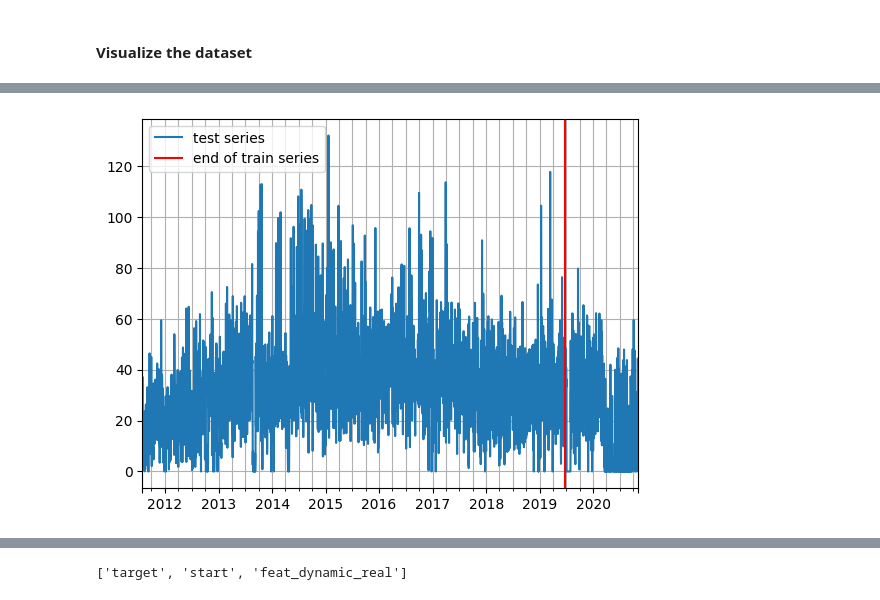
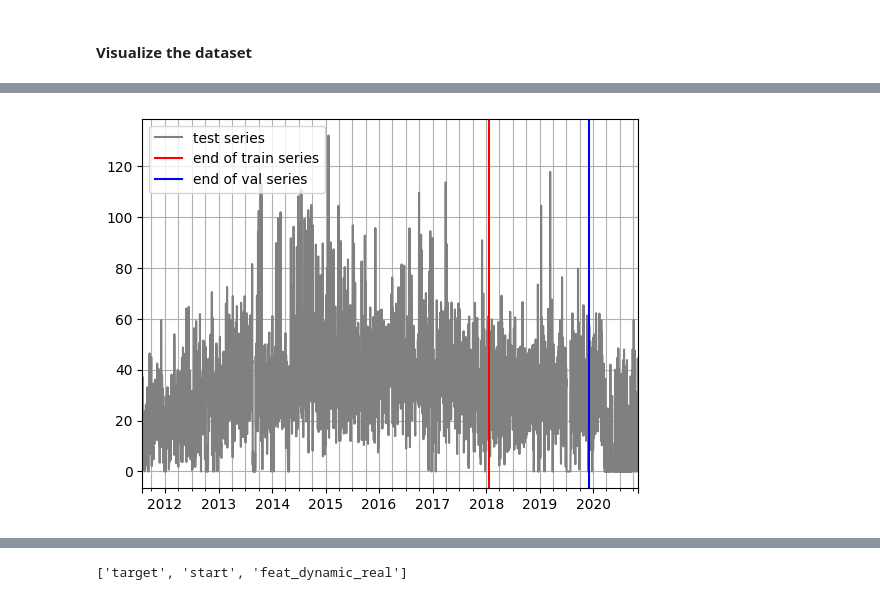
Before and after one commit to Wreck-It-Yuanjie/EV-charging-project, a Jupyter notebook: gluonts_multiple_EVdata.ipynb, the cells around one changed output, grey strips where cells are left out. Saved outputs shown, nothing was run; the diff lists cells and outputs as text; code cells hidden in the pictures.

```diff
--- a/gluonts_multiple_EVdata.ipynb
+++ b/gluonts_multiple_EVdata.ipynb
@@ -132,7 +132,3 @@ print_dataset(dataset)
 #### Add multiple features
 # %% [markdown]
 ##### Number of counts
-# %%
-prediction_length = 500
-freq = "1D"
-start = pd.Period('2011-07-29', freq = freq)
@@ -185,8 +193,26 @@ week_of_year_variable = week_of_year(date_indices)
 month_of_year_variable = month_of_year(date_indices)
 # %% [markdown]
 #### Use train and split
+# %%
+train_ds = ListDataset(
+    [
+        {
+            FieldName.TARGET: target,
+            FieldName.START: start,
+            FieldName.FEAT_DYNAMIC_REAL: [counts, dayofweek, monthofyear],
+        }
+        for (target, start, counts, dayofweek, monthofyear) in zip(
+            next(iter(ds))["target"][: train_length].reshape(1, next(iter(ds))["target"][: train_length].shape[0]),
+            [next(iter(ds))["start"]],
+            counts[: train_length].reshape(1, counts[: train_length].shape[0]),
+            day_of_week_variable[: train_length].reshape(1, day_of_week_variable[: train_length].shape[0]),
+            month_of_year_variable[: train_length].reshape(1, month_of_year_variable[: train_length].shape[0])
+        )
+    ],
+    freq=freq,
+)
 # %%
-train_ds = ListDataset(
+val_ds = ListDataset(
     [
         {
             FieldName.TARGET: target,
@@ -248,8 +286,8 @@ test_ds
 # %% [markdown]
 #### Visualize the dataset
 # %%
-entry = next(iter(train_ds))
-train_series = to_pandas(entry)
+train_entry = next(iter(train_ds))
+train_series = to_pandas(train_entry)
 train_series
 # %% [output]
 2011-07-29     6.249457
@@ -274,13 +312,17 @@ plt.show()
 # %%
-entry = next(iter(test_ds))
-test_series = to_pandas(entry)
-test_series.plot()
-plt.axvline(train_series.index[-1], color="r")  # end of train dataset
+val_entry = next(iter(val_ds))
+val_series = to_pandas(val_entry)
+
+test_entry = next(iter(test_ds))
+test_series = to_pandas(test_entry)
+test_series.plot(color = "grey")
+plt.axvline(train_series.index[-1], color="red")  # end of train dataset
+plt.axvline(val_series.index[-1], color="blue")  # end of train dataset
 plt.grid(which="both")
-plt.legend(["test series", "end of train series"], loc="upper left")
+plt.legend(["test series", "end of train series", "end of val series"], loc="upper left")
 plt.show()
 # %% [output]
-[figure, old version]
+[figure, new version]
 # %%
 print(
     f"Length of forecasting window in test dataset: {prediction_length}"
```
Also changed, not shown: parts of 44 cells of this notebook, 1 other file.
